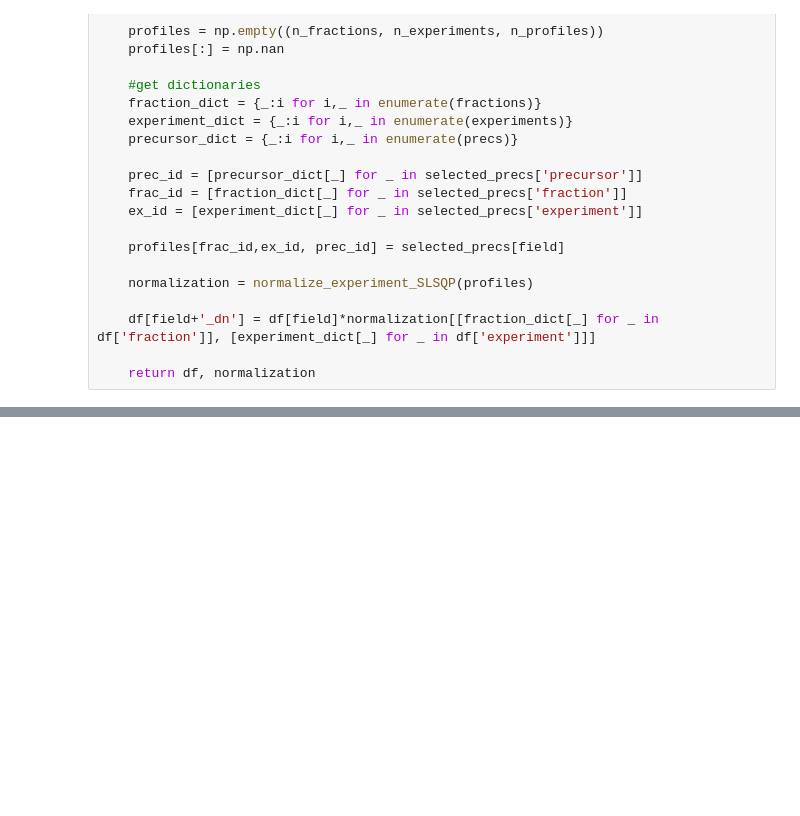
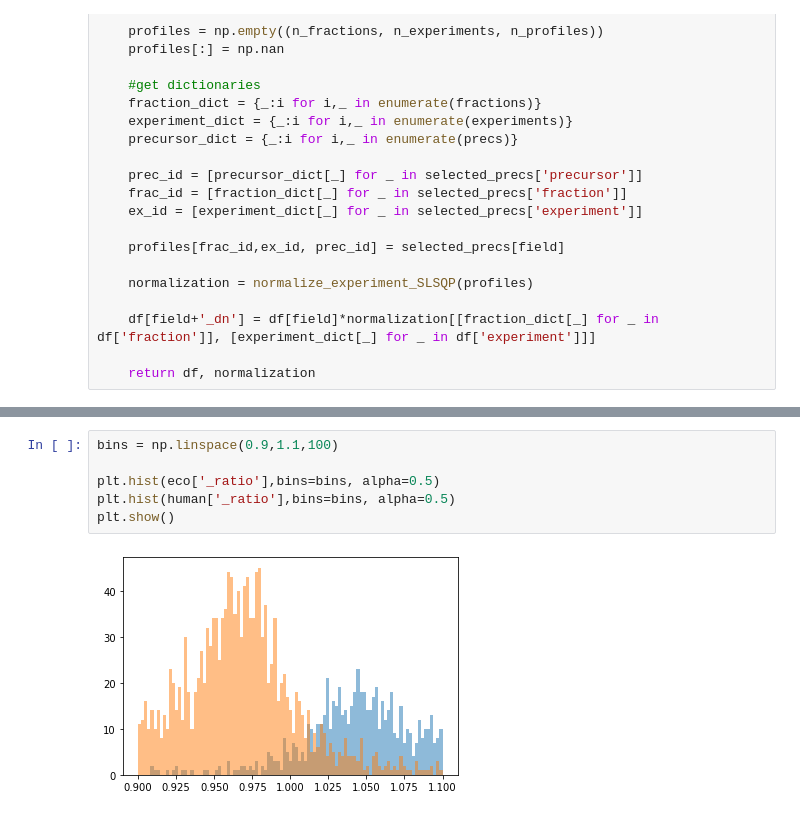
Before and after one commit to MannLabs/alphapept, a Jupyter notebook: nbs/08_quantification.ipynb, the cells around one changed output, grey strips where cells are left out. Cells and saved outputs as stored; diff of their text form; blank space fills up the shorter version.

```diff
--- a/nbs/08_quantification.ipynb
+++ b/nbs/08_quantification.ipynb
@@ -263,0 +555,8 @@ def delayed_normalization(df, field='int_sum', minimum_occurence=None):
+# %%
+bins = np.linspace(0.9,1.1,100)
+
+plt.hist(eco['_ratio'],bins=bins, alpha=0.5)
+plt.hist(human['_ratio'],bins=bins, alpha=0.5)
+plt.show()
+# %% [output]
+[figure, added]
```
Also changed, not shown: parts of 35 cells of this notebook.
